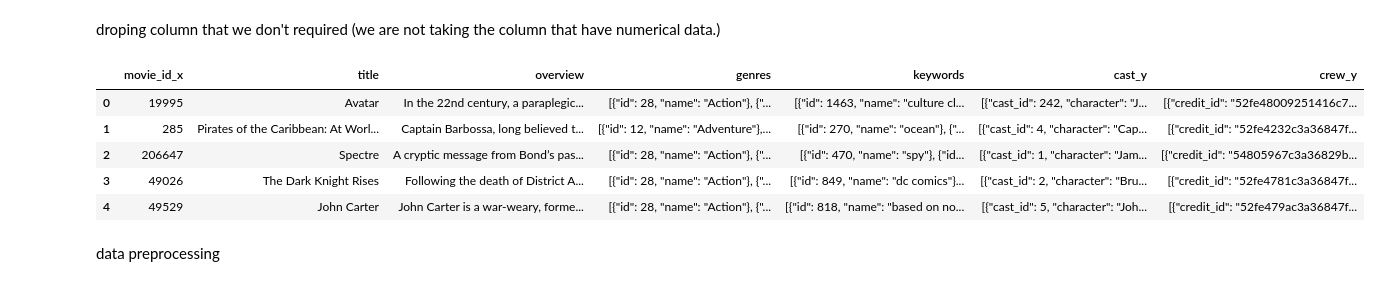
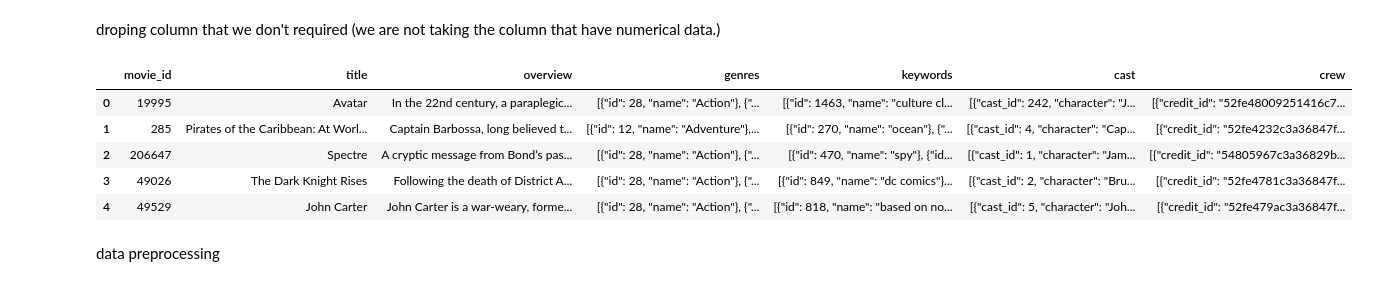
Before and after one commit to Anujkrkush/movie_re, a Jupyter notebook: movie.ipynb, the cells around one changed output. Cells and saved outputs as stored; diff of their text form; code cells hidden in the pictures.

```diff
--- a/movie.ipynb
+++ b/movie.ipynb
@@ -59,10 +59,10 @@ memory usage: 979.4+ KB
 # %% [markdown]
 droping column that we don't required (we are not taking the column that have numerical data.)
 # %%
-movies=movies[['movie_id_x','title','overview','genres','keywords','cast_y','crew_y']]
+movies=movies[['movie_id','title','overview','genres','keywords','cast','crew']]
 movies.head()
 # %% [output]
-|  | movie_id_x | title | overview | genres | keywords | cast_y | crew_y |
+|  | movie_id | title | overview | genres | keywords | cast | crew |
 | 0 | 19995 | Avatar | In the 22nd century, a paraplegic... | [{"id": 28, "name": "Action"}, {"... | [{"id": 1463, "name": "culture cl... | [{"cast_id": 242, "character": "J... | [{"credit_id": "52fe48009251416c7... |
 | 1 | 285 | Pirates of the Caribbean: At Worl... | Captain Barbossa, long believed t... | [{"id": 12, "name": "Adventure"},... | [{"id": 270, "name": "ocean"}, {"... | [{"cast_id": 4, "character": "Cap... | [{"credit_id": "52fe4232c3a36847f... |
 | 2 | 206647 | Spectre | A cryptic message from Bond’s pas... | [{"id": 28, "name": "Action"}, {"... | [{"id": 470, "name": "spy"}, {"id... | [{"cast_id": 1, "character": "Jam... | [{"credit_id": "54805967c3a36829b... |
```
Also changed, not shown: parts of 19 cells of this notebook.
